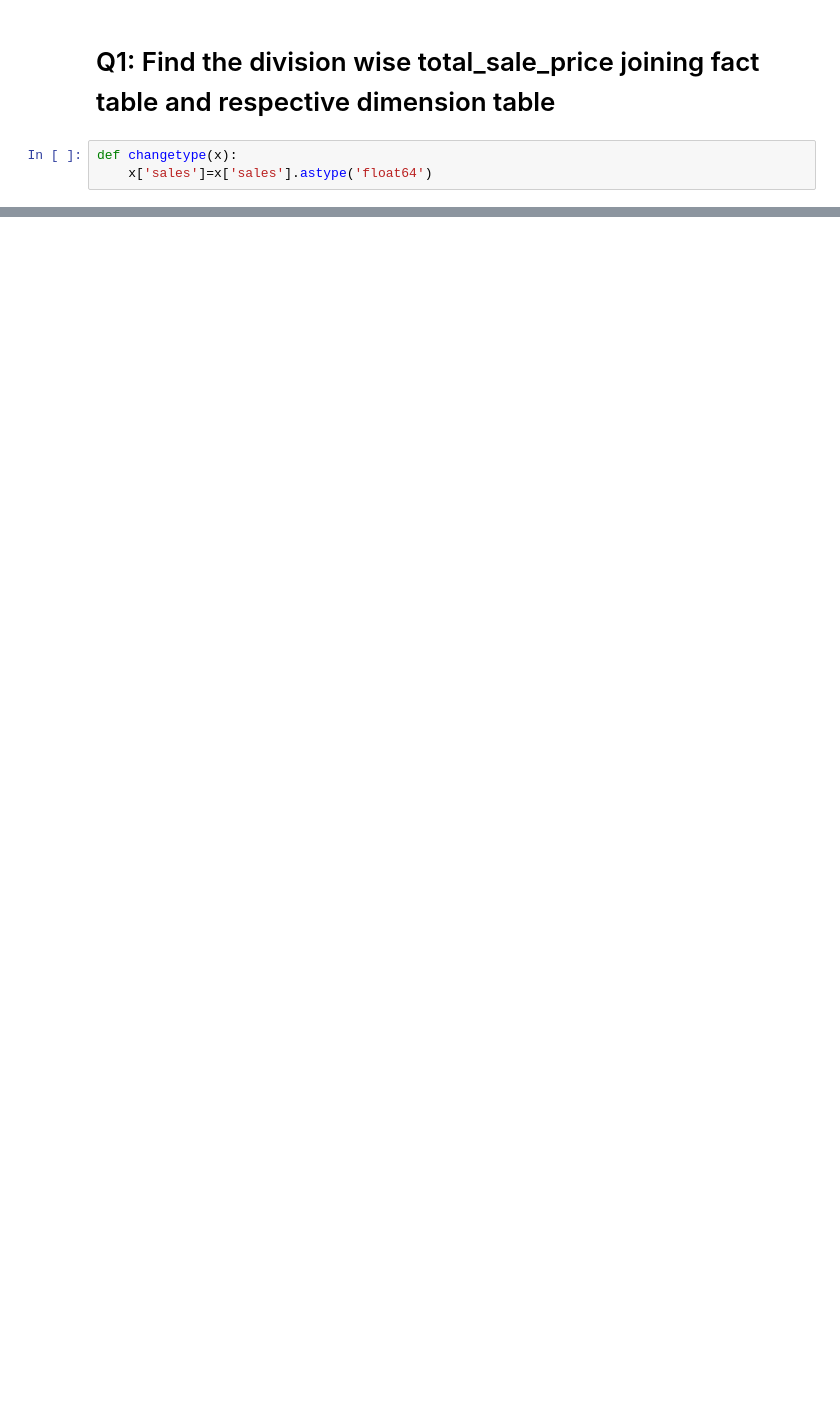
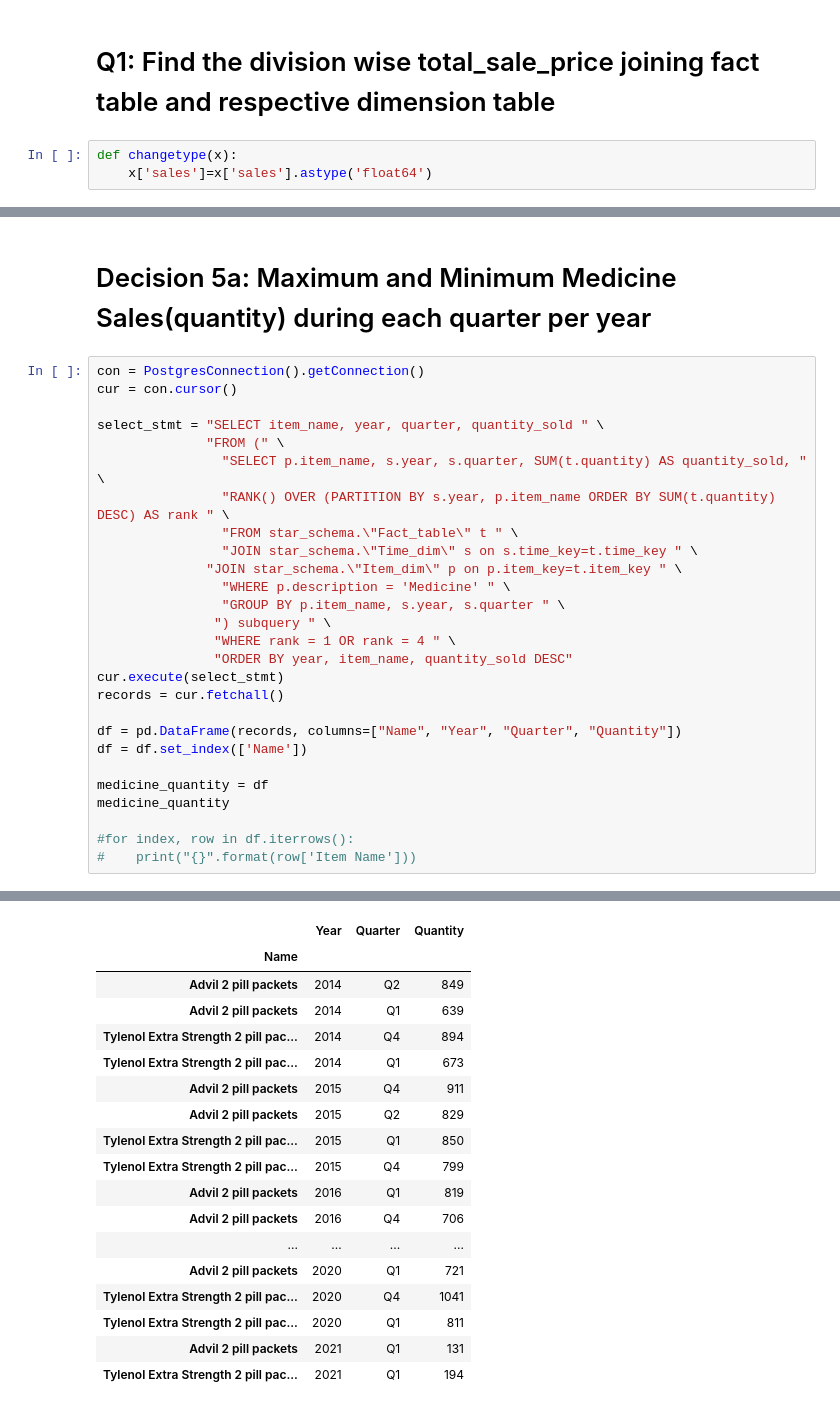
Before and after one commit to esrdlab-vinternship/HDA-Buet-vtraining-23, a Jupyter notebook: notebook/analytics/Olap.ipynb, the cells around one changed output, grey strips where cells are left out. Saved outputs shown, nothing was run; the diff lists cells and outputs as text; blank space fills up the shorter version.

Commit message:
Decision Questions made

```diff
--- a/notebook/analytics/Olap.ipynb
+++ b/notebook/analytics/Olap.ipynb
@@ -597,0 +653,30 @@ Store Key: S0001
+# %% [markdown]
+# Decision 5a: Maximum and Minimum Medicine Sales(quantity) during each quarter per year
+# %%
+con = PostgresConnection().getConnection()
+cur = con.cursor()
+
+select_stmt = "SELECT item_name, year, quarter, quantity_sold " \
+              "FROM (" \
+                "SELECT p.item_name, s.year, s.quarter, SUM(t.quantity) AS quantity_sold, " \
+                "RANK() OVER (PARTITION BY s.year, p.item_name ORDER BY SUM(t.quantity) DESC) AS rank " \
+                "FROM star_schema.\"Fact_table\" t " \
+                "JOIN star_schema.\"Time_dim\" s on s.time_key=t.time_key " \
+              "JOIN star_schema.\"Item_dim\" p on p.item_key=t.item_key " \
+                "WHERE p.description = 'Medicine' " \
+                "GROUP BY p.item_name, s.year, s.quarter " \
+               ") subquery " \
+               "WHERE rank = 1 OR rank = 4 " \
+               "ORDER BY year, item_name, quantity_sold DESC"
+cur.execute(select_stmt)
+records = cur.fetchall()
+
+df = pd.DataFrame(records, columns=["Name", "Year", "Quarter", "Quantity"])
+df = df.set_index(['Name'])
+
+medicine_quantity = df
+medicine_quantity
+
+#for index, row in df.iterrows():
+#    print("{}".format(row['Item Name']))
+# %% [output]
@@ -597,0 +684,18 @@ Store Key: S0001
+|  | Year | Quarter | Quantity |
+| Name |  |  |  |
+| Advil 2 pill packets | 2014 | Q2 | 849 |
+| Advil 2 pill packets | 2014 | Q1 | 639 |
+| Tylenol Extra Strength 2 pill pac... | 2014 | Q4 | 894 |
+| Tylenol Extra Strength 2 pill pac... | 2014 | Q1 | 673 |
+| Advil 2 pill packets | 2015 | Q4 | 911 |
+| Advil 2 pill packets | 2015 | Q2 | 829 |
+| Tylenol Extra Strength 2 pill pac... | 2015 | Q1 | 850 |
+| Tylenol Extra Strength 2 pill pac... | 2015 | Q4 | 799 |
+| Advil 2 pill packets | 2016 | Q1 | 819 |
+| Advil 2 pill packets | 2016 | Q4 | 706 |
+| ... | ... | ... | ... |
+| Advil 2 pill packets | 2020 | Q1 | 721 |
+| Tylenol Extra Strength 2 pill pac... | 2020 | Q4 | 1041 |
+| Tylenol Extra Strength 2 pill pac... | 2020 | Q1 | 811 |
+| Advil 2 pill packets | 2021 | Q1 | 131 |
+| Tylenol Extra Strength 2 pill pac... | 2021 | Q1 | 194 |
```
Also changed, not shown: parts of 37 cells of this notebook.
